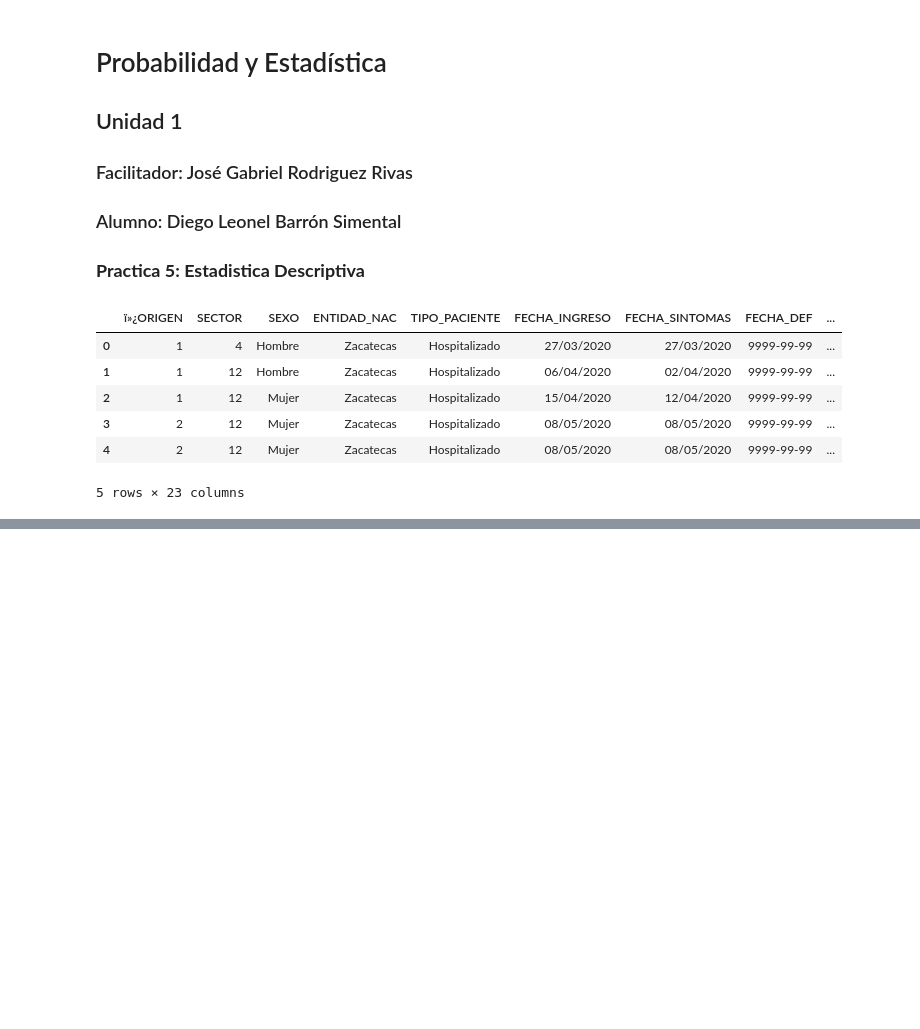
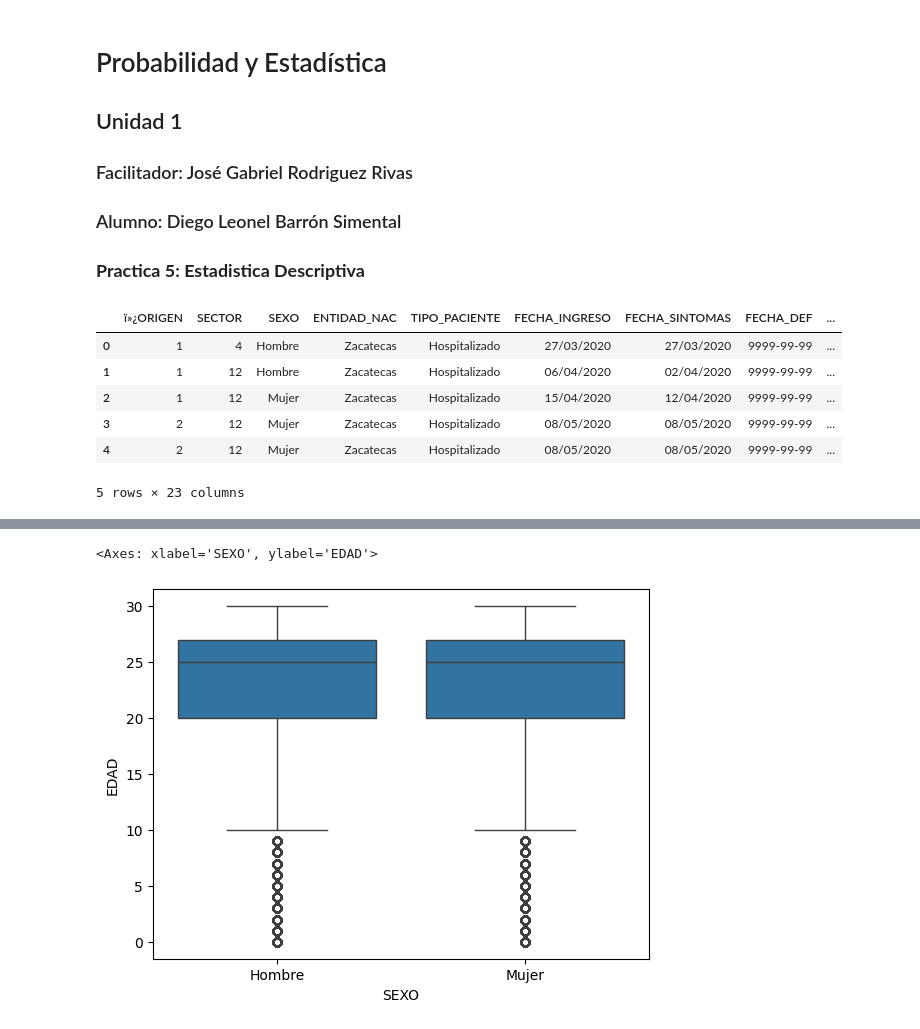
Before and after one commit to DIEGO-LEONEL-BARRON-SIMENTAL-ITD-hub/Probabilidad-y-Estad-stica, a Jupyter notebook: UNIDAD1/Practica_5.ipynb, the cells around one changed output, grey strips where cells are left out. Cells and saved outputs as stored; diff of their text form; code cells hidden in the pictures; blank space fills up the shorter version.

```diff
--- a/UNIDAD1/Practica_5.ipynb
+++ b/UNIDAD1/Practica_5.ipynb
@@ -47,0 +94,6 @@ memory usage: 87.1+ MB
+# %%
+#Crea un diagrama de cajas para visualizar la distribución de los rangos de edad por sexo
+sns.boxplot(x='SEXO', y='EDAD', data=covid)
+# %% [output]
+<Axes: xlabel='SEXO', ylabel='EDAD'>
+[figure, added]
```
Also changed, not shown: parts of 10 cells of this notebook.
